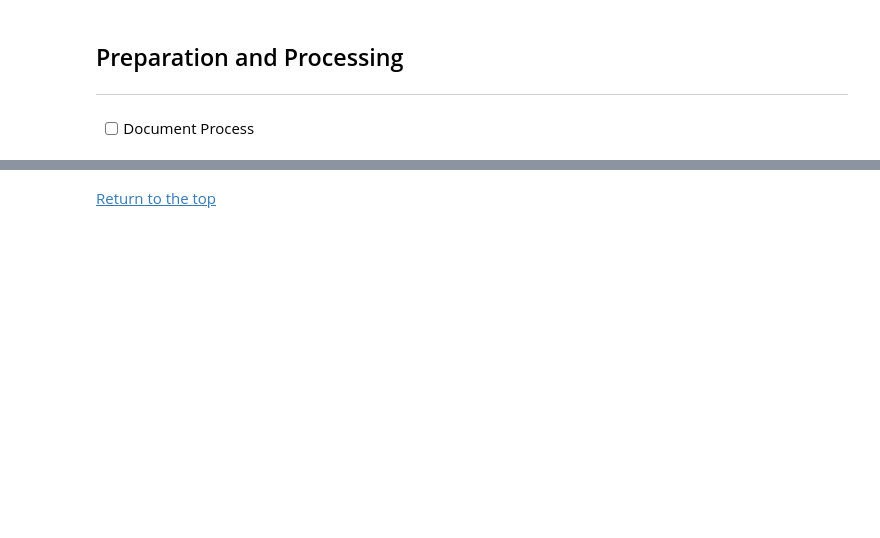
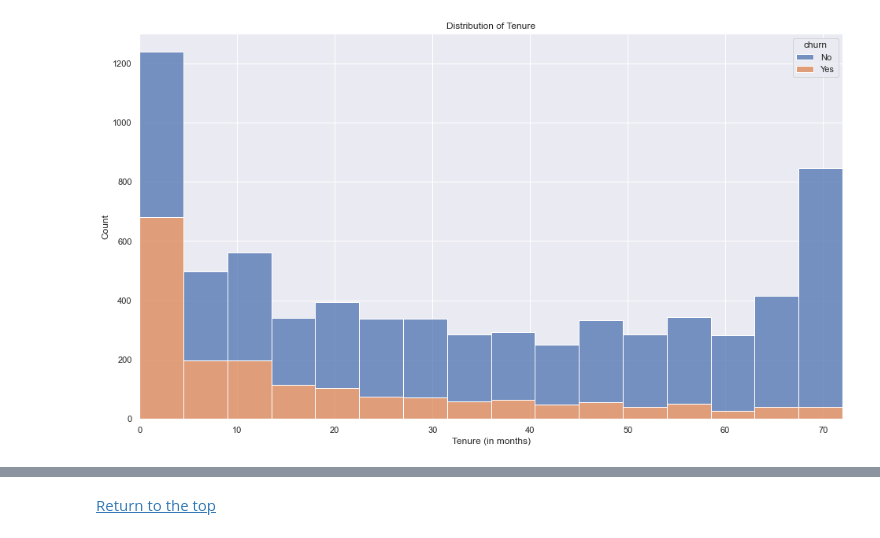
Before and after one commit to Promeos/telco-churn-project, a Jupyter notebook: telco_report.ipynb, the cells around one changed output, grey strips where cells are left out. Saved outputs shown, nothing was run; the diff lists cells and outputs as text; code cells hidden in the pictures; blank space fills up the shorter version.

```diff
--- a/telco_report.ipynb
+++ b/telco_report.ipynb
@@ -36,3 +36,20 @@ Does the payment method influence whether customers churn?
+# %%
+import warnings
+import numpy as np
+import pandas as pd
+import matplotlib.pyplot as plt
+import seaborn as sns
+
+from acquire import get_telco_data
+from prepare import telco_data_prep, preprocessed_data, data_target_split
+warnings.filterwarnings('ignore')
+
+plt.rc('figure', figsize=(16,9))
+plt.rc('axes.spines', top=False, right=False)
+plt.rc('patch', ec='black', force_edgecolor=True)
+plt.rc('font', size=20)
+
+sns.set(rc={'figure.figsize': (16,9)})
 # %% [markdown]
 ## Acquisition
 --------------
@@ -56,0 +62,2 @@ warnings.filterwarnings('ignore')
+# %%
+df_telco = get_telco_data()
@@ -69,4 +151,0 @@ warnings.filterwarnings('ignore')
-# %% [markdown]
-## Preparation and Processing
----
-- [ ] Document Process
@@ -72,0 +158,13 @@ warnings.filterwarnings('ignore')
+# %%
+# Distribution of Tenure
+sns.histplot(df_telco,
+             x=df_telco.tenure,
+             hue='churn',
+             multiple='stack')
+
+plt.title("Distribution of Tenure")
+plt.xlabel('Tenure (in months)')
+
+plt.xlim(0, df_telco.tenure.max());
+# %% [output]
+[figure, added]
```
Also changed, not shown: parts of 70 cells of this notebook, 4 other files.
